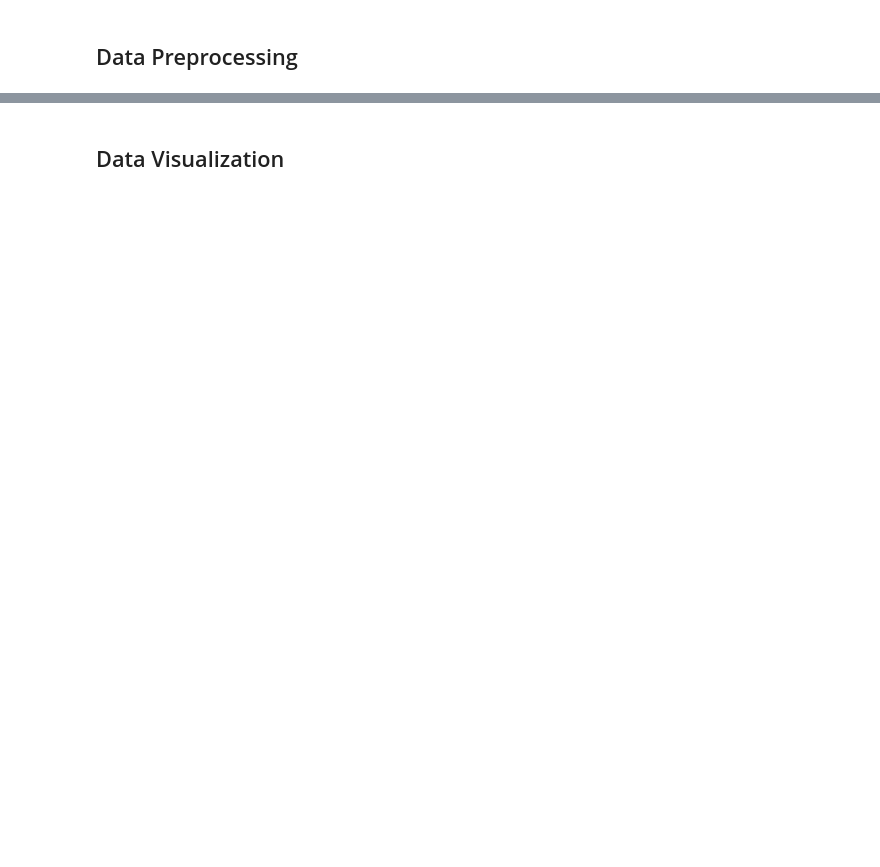
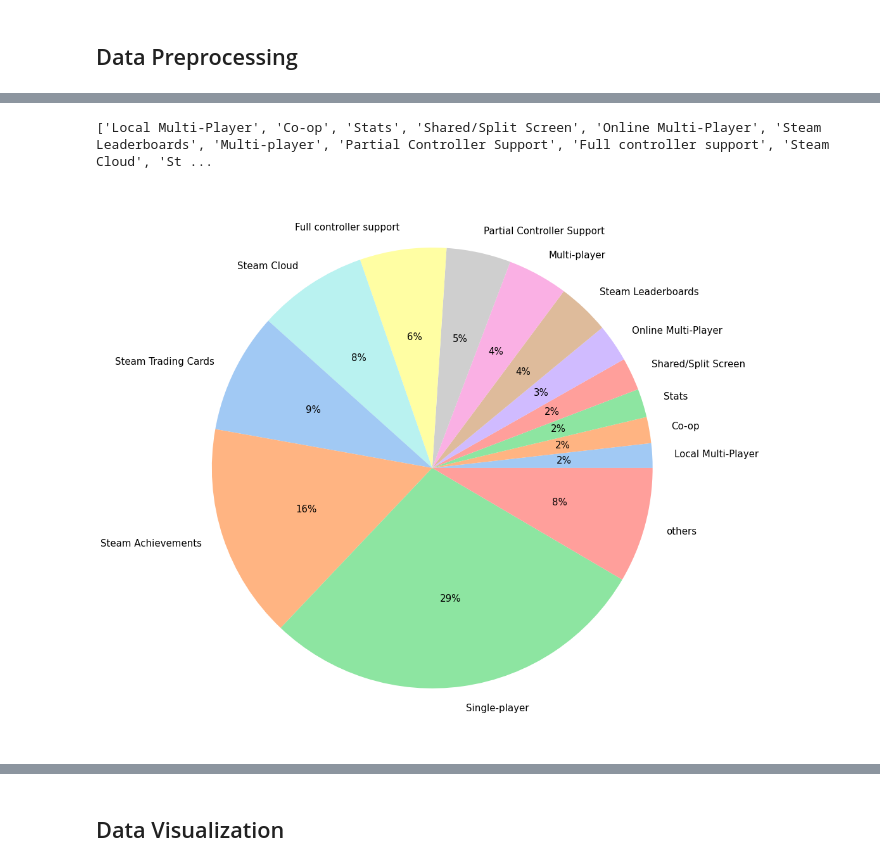
Before and after one commit to lxtrichard/ECE-143-Analysis-of-Steam-Video-Games, a Jupyter notebook: ECE_143_Final_Project.ipynb, the cells around one changed output, grey strips where cells are left out. Drawn from its saved outputs; the diff is of its cells as text; code cells hidden in the pictures; blank space fills up the shorter version.

```diff
--- a/ECE_143_Final_Project.ipynb
+++ b/ECE_143_Final_Project.ipynb
@@ -45,5 +55,7 @@ Downloading steam-store-games.zip to /content
 # %%
 import numpy as np
 import pandas as pd
+import matplotlib.pyplot as plt
+import seaborn as sns
 
-games = pd.read_csv('/content/steamstore/steam.csv')
+games = pd.read_csv('./steamstore/steam.csv')
@@ -55,7 +105,6 @@ def categories_count(games,col):
     values in each contains semicolon, separate values by comma and count their occurence
     and output as a pd.dataframe
     :param x: pd.DataFrame
-    :param col: str, either categorize data base on genres or categories
     :return: pd.DataFrame
     '''
 
@@ -97,0 +132,3 @@ categories_count(games,'genres')
+# %%
+all_cat = categories_count(games,'categories')
+all_cat
@@ -97,0 +154,23 @@ categories_count(games,'genres')
+# %%
+#plot the games distribution over differnet categories
+
+cat_name = list(all_cat.index)[-13:]
+print(cat_name)
+sums = 0
+
+for val in cat_name:
+    sums+=all_cat['Num of Games'][val]
+
+cat_name.append('others')
+
+cat_vals = list(all_cat['Num of Games'])[-13:]
+cat_vals.append(all_cat.sum()-sums)
+
+colors = sns.color_palette('pastel')
+plt.figure(figsize=(16,16))
+plt.title = 'Percentage of Games belong to each category'
+plt.pie(cat_vals, labels=cat_name, colors=colors, autopct='%.0f%%',textprops={'fontsize': 15})
+plt.show()
+# %% [output]
+['Local Multi-Player', 'Co-op', 'Stats', 'Shared/Split Screen', 'Online Multi-Player', 'Steam Leaderboards', 'Multi-player', 'Partial Controller Support', 'Full controller support', 'Steam Cloud', 'St ...
+[figure, added]
```
Also changed, not shown: parts of 33 cells of this notebook, 3 other files.
